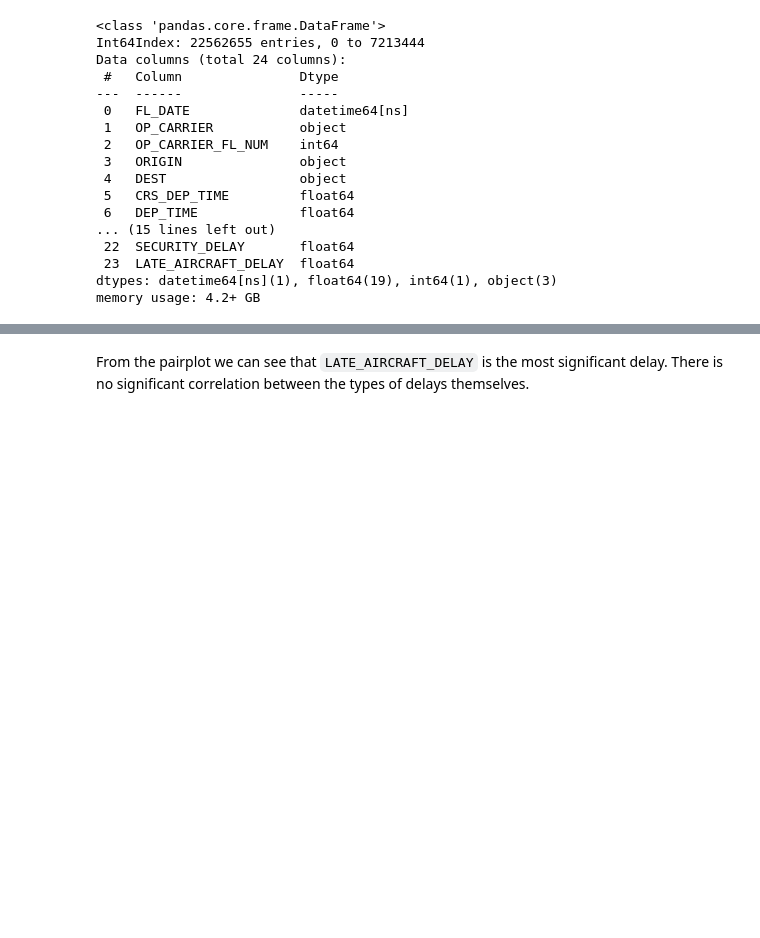
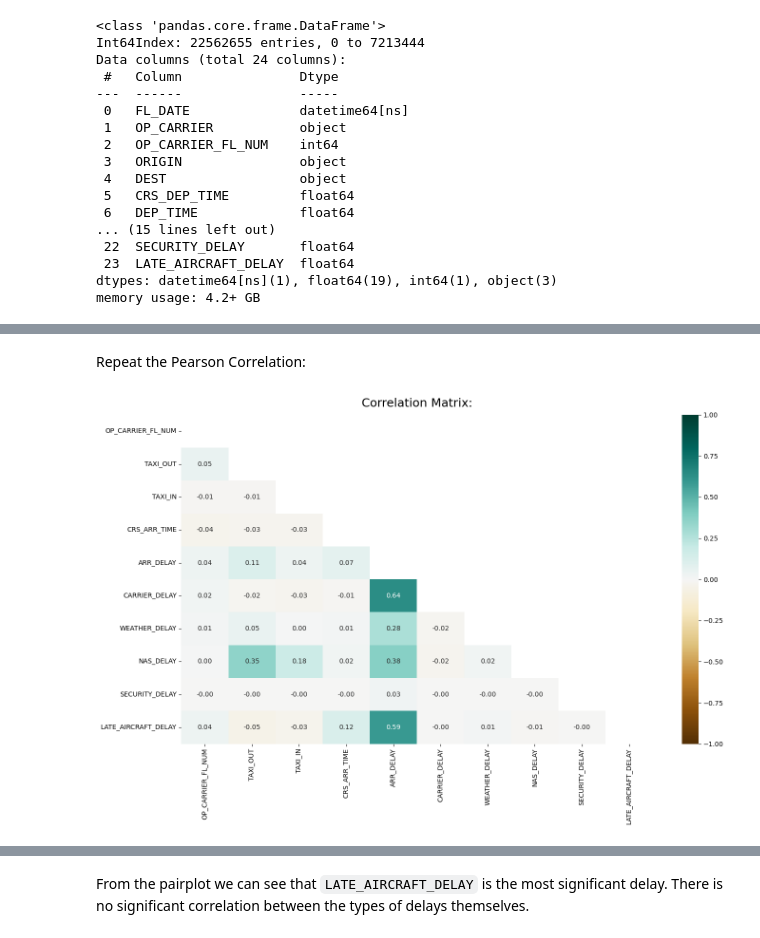
Before and after one commit to misterpsmith/wgu-d195, a Jupyter notebook: flight-delay-causes.ipynb, the cells around one changed output, grey strips where cells are left out. Drawn from its saved outputs; the diff is of its cells as text; code cells hidden in the pictures; blank space fills up the shorter version.

```diff
--- a/flight-delay-causes.ipynb
+++ b/flight-delay-causes.ipynb
@@ -565 +567,19 @@ memory usage: 4.2+ GB
+# %%
+# Function to show Pearson Correlation.
+def show_pearson_correlation(df):
+
+    # Display a correlation matrix between the rows of the dataset.
+    correlation_matrix = df.corr()
+
+    # Generate a mask for the upper triangle of the correlation matrix.
+    mask_upper_triangle = np.triu(np.ones_like(correlation_matrix, dtype = bool))
+
+    # Create a heatmap plot to visualize the correlation coefficients.
+    plot.figure(figsize = (16, 9))
+    heatmap = sb.heatmap(correlation_matrix, mask = mask_upper_triangle, vmin = -1, vmax = 1,
+                         annot = True, fmt = '.2f', cmap = 'BrBG')
+    heatmap.set_title('Correlation Matrix:', fontdict = {'fontsize': 18}, pad = 12)
+
+    # Display the correlation matrix heatmap plot.
+    plot.show()
 # %% [markdown]
@@ -587,0 +619,7 @@ It can be seen that `CARRIER_DELAY`, `WEATHER_DELAY`, `NAS_DELAY` and `LATE_AIRC
+# %% [markdown]
+Repeat the Pearson Correlation:
+# %%
+# Display the correlation matrix.
+show_pearson_correlation(flights)
+# %% [output]
+[figure, added]
```
Also changed, not shown: parts of 17 cells of this notebook.
